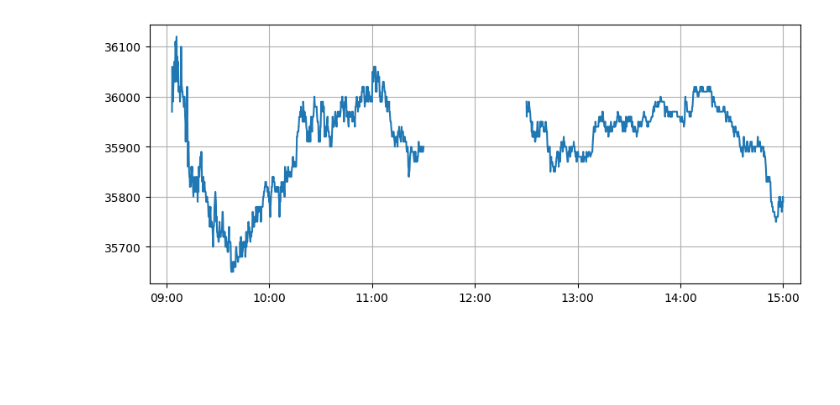
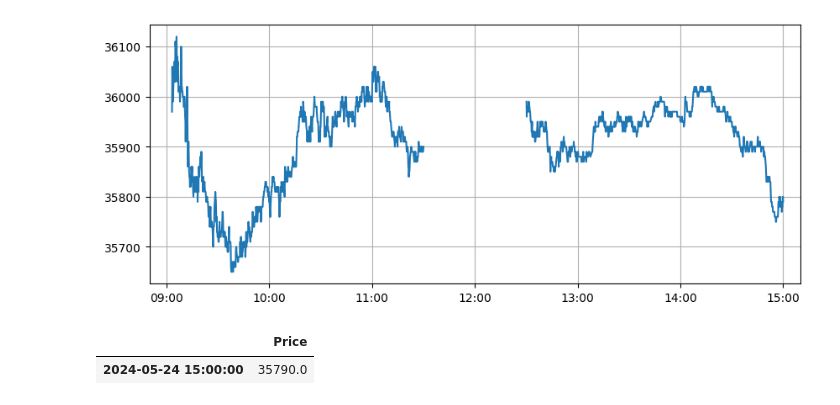
Before and after one commit to bitwalk123/stock-explorer, a Jupyter notebook: jupyter/realtime_analysis_03.ipynb, the cells around one changed output. Cells and saved outputs as stored; diff of their text form; code cells hidden in the pictures; blank space fills up the shorter version.

```diff
--- a/jupyter/realtime_analysis_03.ipynb
+++ b/jupyter/realtime_analysis_03.ipynb
@@ -53,3 +53,8 @@ plt.grid()
 plt.show()
 # %% [output]
 [figure]
+# %%
+df.tail(1)
+# %% [output]
+|  | Price |
+| 2024-05-24 15:00:00 | 35790.0 |
```
Also changed, not shown: 1 other file.
